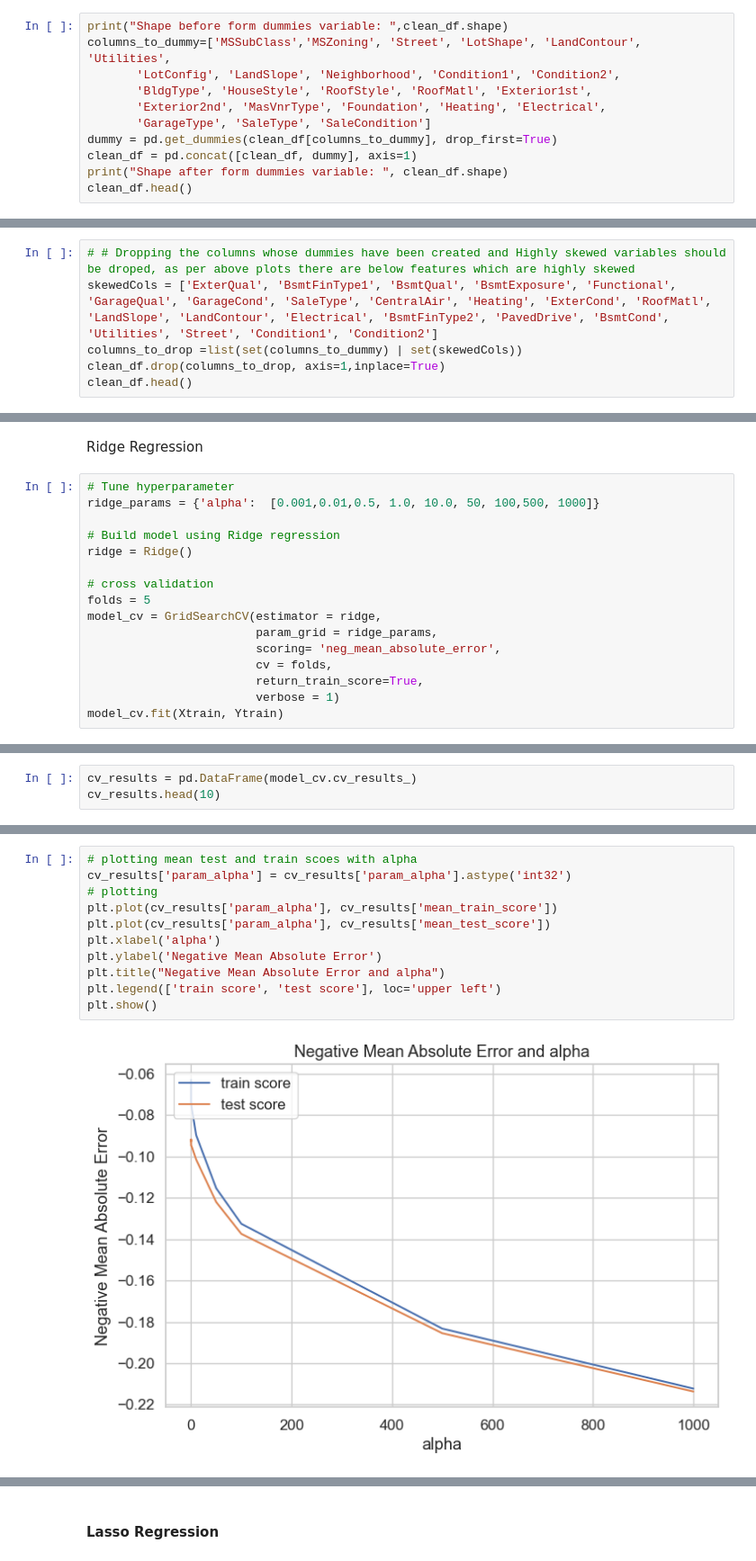
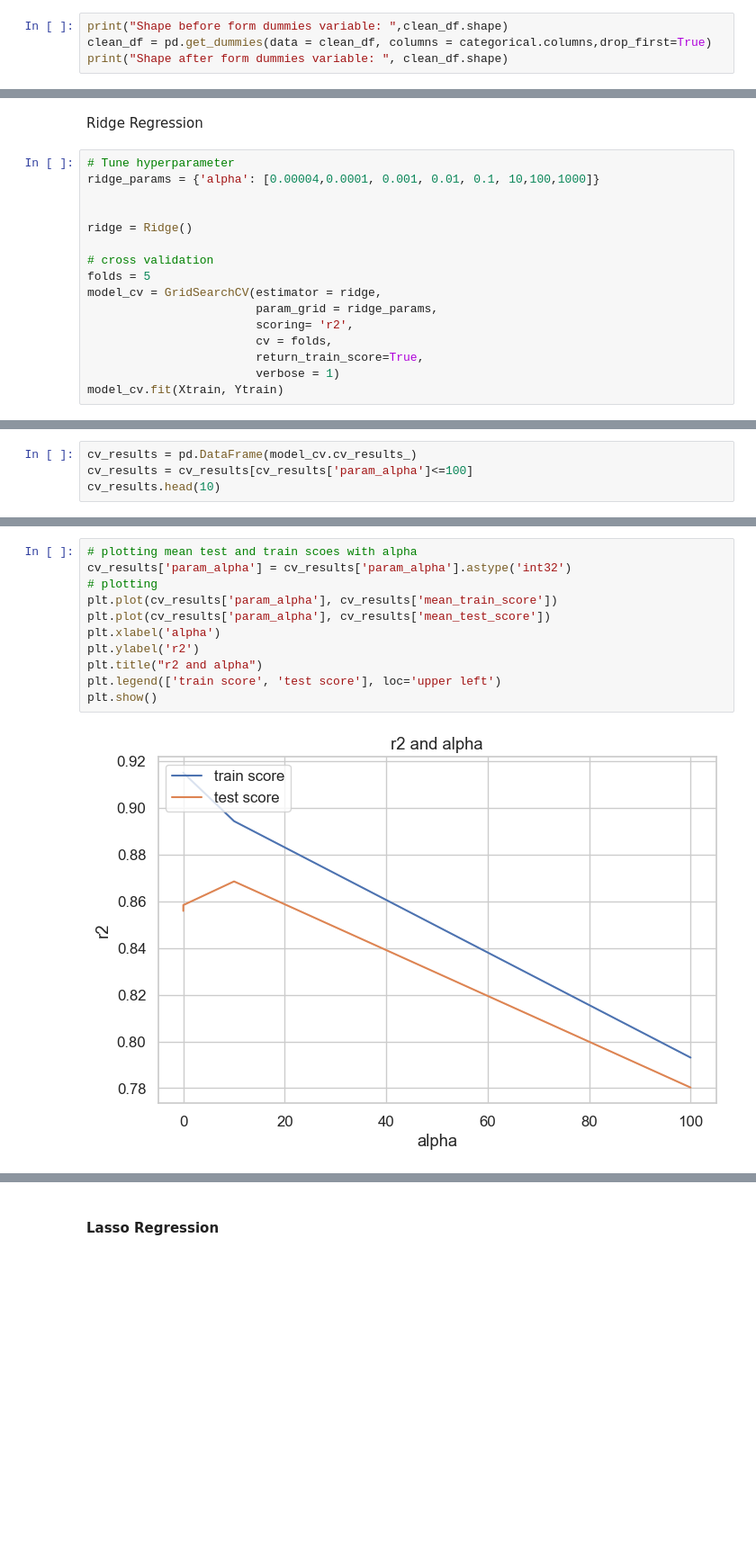
Before and after one commit to laxmikantmishra/ML_Advance_Regression, a Jupyter notebook: Machine_learning_Advance_Regression.ipynb, the cells around one changed output, grey strips where cells are left out. Shown at 90% size. Drawn from its saved outputs; the diff is of its cells as text; blank space fills up the shorter version.

```diff
--- a/Machine_learning_Advance_Regression.ipynb
+++ b/Machine_learning_Advance_Regression.ipynb
@@ -586,12 +607,5 @@ clean_df['GarageFinish'] = clean_df[['GarageFinish']].apply(map_function3)
 # %%
 print("Shape before form dummies variable: ",clean_df.shape)
-columns_to_dummy=['MSSubClass','MSZoning', 'Street', 'LotShape', 'LandContour', 'Utilities',
-       'LotConfig', 'LandSlope', 'Neighborhood', 'Condition1', 'Condition2',
-       'BldgType', 'HouseStyle', 'RoofStyle', 'RoofMatl', 'Exterior1st',
-       'Exterior2nd', 'MasVnrType', 'Foundation', 'Heating', 'Electrical',
-       'GarageType', 'SaleType', 'SaleCondition']
-dummy = pd.get_dummies(clean_df[columns_to_dummy], drop_first=True)
-clean_df = pd.concat([clean_df, dummy], axis=1)
+clean_df = pd.get_dummies(data = clean_df, columns = categorical.columns,drop_first=True)
 print("Shape after form dummies variable: ", clean_df.shape)
-clean_df.head()
 # %% [output]
@@ -607,6 +613,0 @@ Shape after form dummies variable:  (1460, 218)
-# %%
-# # Dropping the columns whose dummies have been created and Highly skewed variables should be droped, as per above plots there are below features which are highly skewed
-skewedCols = ['ExterQual', 'BsmtFinType1', 'BsmtQual', 'BsmtExposure', 'Functional', 'GarageQual', 'GarageCond', 'SaleType', 'CentralAir', 'Heating', 'ExterCond', 'RoofMatl', 'LandSlope', 'LandContour', 'Electrical', 'BsmtFinType2', 'PavedDrive', 'BsmtCond', 'Utilities', 'Street', 'Condition1', 'Condition2']
-columns_to_drop =list(set(columns_to_dummy) | set(skewedCols))
-clean_df.drop(columns_to_drop, axis=1,inplace=True)
-clean_df.head()
@@ -687,16 +695,16 @@ Xtest
 Ridge Regression
 # %%
 # Tune hyperparameter
-ridge_params = {'alpha':  [0.001,0.01,0.5, 1.0, 10.0, 50, 100,500, 1000]}
+ridge_params = {'alpha': [0.00004,0.0001, 0.001, 0.01, 0.1, 10,100,1000]}
 
-# Build model using Ridge regression
+
 ridge = Ridge()
 
 # cross validation
 folds = 5
 model_cv = GridSearchCV(estimator = ridge,
                         param_grid = ridge_params,
-                        scoring= 'neg_mean_absolute_error',
+                        scoring= 'r2',
                         cv = folds,
                         return_train_score=True,
                         verbose = 1)
@@ -711,5 +718,6 @@ GridSearchCV(cv=5, estimator=Ridge(),
 # %%
 cv_results = pd.DataFrame(model_cv.cv_results_)
+cv_results = cv_results[cv_results['param_alpha']<=100]
 cv_results.head(10)
 # %% [output]
 |  | mean_fit_time | std_fit_time | mean_score_time | std_score_time | param_alpha | params | split0_test_score | ... |
@@ -726,16 +732,16 @@ cv_results.head(10)
 # %%
 # plotting mean test and train scoes with alpha
 cv_results['param_alpha'] = cv_results['param_alpha'].astype('int32')
 # plotting
 plt.plot(cv_results['param_alpha'], cv_results['mean_train_score'])
 plt.plot(cv_results['param_alpha'], cv_results['mean_test_score'])
 plt.xlabel('alpha')
-plt.ylabel('Negative Mean Absolute Error')
-plt.title("Negative Mean Absolute Error and alpha")
+plt.ylabel('r2')
+plt.title("r2 and alpha")
 plt.legend(['train score', 'test score'], loc='upper left')
 plt.show()
 # %% [output]
-[figure, old version]
+[figure, new version]
 # %%
 #optimum alpha
 alpha = 10
```
Also changed, not shown: parts of 29 cells of this notebook, 1 other file.
